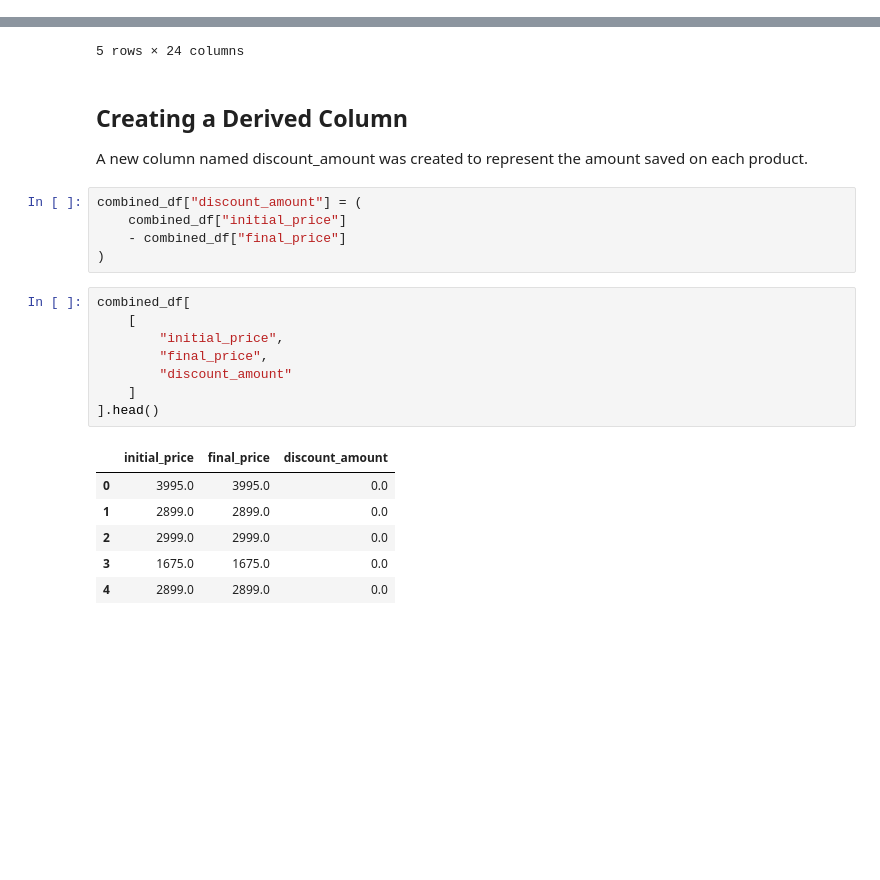
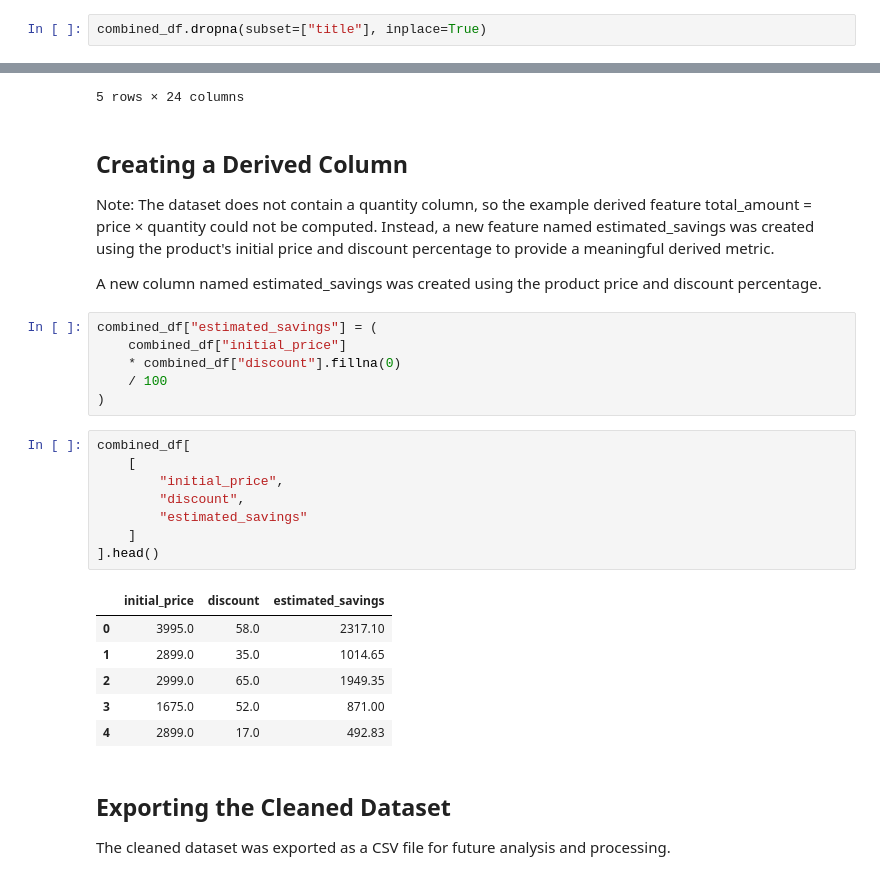
Before and after one commit to AdityaMallick01/celebal-data-engineering-internship, a Jupyter notebook: Week-01-Data-Exploration/notebooks/Shopping_Data_Exploration.ipynb, the cells around one changed output, grey strips where cells are left out. Saved outputs shown, nothing was run; the diff lists cells and outputs as text; blank space fills up the shorter version.

```diff
--- a/Week-01-Data-Exploration/notebooks/Shopping_Data_Exploration.ipynb
+++ b/Week-01-Data-Exploration/notebooks/Shopping_Data_Exploration.ipynb
@@ -196,0 +206,2 @@ Missing values in categorical columns were replaced with "Unknown", while missin
+# %%
+combined_df.dropna(subset=["title"], inplace=True)
@@ -258,24 +271,31 @@ expensive_products.head()
 # %% [markdown]
 ## Creating a Derived Column
 
-A new column named discount_amount was created to represent the amount saved on each product.
+Note: The dataset does not contain a quantity column, so the example derived feature total_amount = price × quantity could not be computed. Instead, a new feature named estimated_savings was created using the product's initial price and discount percentage to provide a meaningful derived metric.
+
+A new column named estimated_savings was created using the product price and discount percentage.
 # %%
-combined_df["discount_amount"] = (
+combined_df["estimated_savings"] = (
     combined_df["initial_price"]
-    - combined_df["final_price"]
+    * combined_df["discount"].fillna(0)
+    / 100
 )
 # %%
 combined_df[
     [
         "initial_price",
-        "final_price",
-        "discount_amount"
+        "discount",
+        "estimated_savings"
     ]
 ].head()
 # %% [output]
-|  | initial_price | final_price | discount_amount |
-| 0 | 3995.0 | 3995.0 | 0.0 |
-| 1 | 2899.0 | 2899.0 | 0.0 |
-| 2 | 2999.0 | 2999.0 | 0.0 |
-| 3 | 1675.0 | 1675.0 | 0.0 |
-| 4 | 2899.0 | 2899.0 | 0.0 |
+|  | initial_price | discount | estimated_savings |
+| 0 | 3995.0 | 58.0 | 2317.10 |
+| 1 | 2899.0 | 35.0 | 1014.65 |
+| 2 | 2999.0 | 65.0 | 1949.35 |
+| 3 | 1675.0 | 52.0 | 871.00 |
+| 4 | 2899.0 | 17.0 | 492.83 |
+# %% [markdown]
+## Exporting the Cleaned Dataset
+
+The cleaned dataset was exported as a CSV file for future analysis and processing.
```
Also changed, not shown: parts of 10 cells of this notebook, 1 other file.
